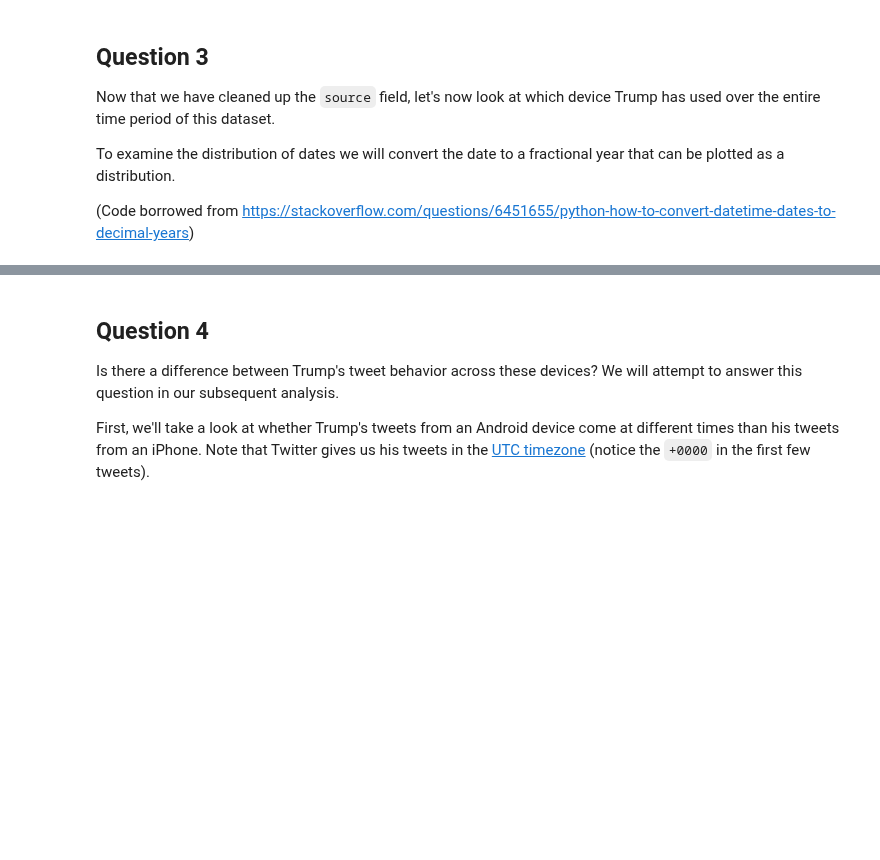
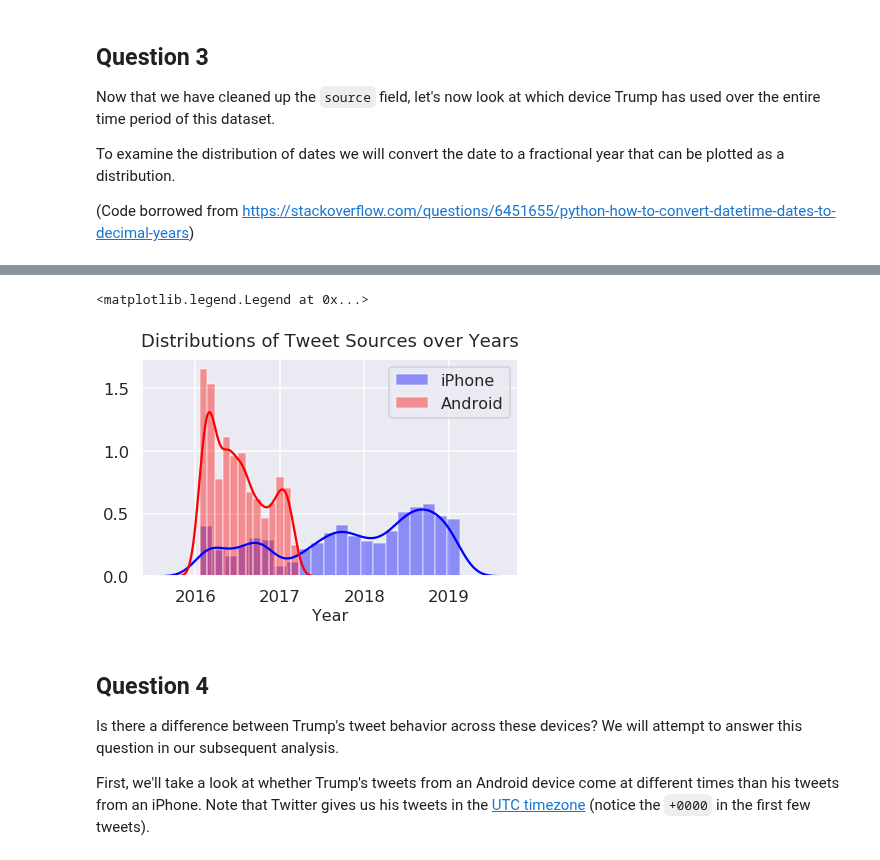
Before and after one commit to zhugeyicixin/DataSci200, a Jupyter notebook: hw/hw3/hw3.ipynb, the cells around one changed output, grey strips where cells are left out. Cells and saved outputs as stored; diff of their text form; code cells hidden in the pictures; blank space fills up the shorter version.

```diff
--- a/hw/hw3/hw3.ipynb
+++ b/hw/hw3/hw3.ipynb
@@ -99,0 +125,10 @@ trump = ...
+# %%
+trump = pd.DataFrame([{
+               'ID': tmp_tweet['id'],
+                'time': pd.to_datetime(tmp_tweet['created_at']),
+               'source': tmp_tweet['source'],
+               'text': tmp_tweet['text'] if 'text' in tmp_tweet else tmp_tweet['full_text'],
+               'retweet_count': tmp_tweet['retweet_count'],
+              } for tmp_tweet in all_tweets])
+trump = trump.set_index(['ID'])
+trump.head()
@@ -128,2 +189,7 @@ points: 1
+# %%
+## Uncomment and complete
+pat = r"<a.*>(?P<source>.*)<\/a>"
+repl = lambda m: m.group('source')
+trump['source'] = trump['source'].str.replace(pat, repl)
 # %%
 ok.grade("q2");
@@ -167,3 +242,21 @@ manual: true
+# %%
+# plot
+fig = plt.figure()
+ax = fig.add_subplot(111)
+p1 = sns.distplot(trump[trump['source'] == 'Twitter for iPhone']['year'], kde=True, color='blue', label='iPhone')
+p2 = sns.distplot(trump[trump['source'] == 'Twitter for Android']['year'], kde=True, color='red', label='Android')
+# plt.subplots_adjust(left=0.09, bottom=0.26,right=0.95,top=0.95,wspace=0.2,hspace=0.4)
+plt.title('Distributions of Tweet Sources over Years', size=18, y=1.03)
+plt.xlabel('Year', size=16)
+# ax.tick_params(axis='both', which='major', labelsize=26)
+plt.legend(loc='best', fontsize=16)
+# plt.xlim(55, 100)
+# plt.ylim(55, 100)
+# plt.yticks(size=12)
+# plt.xticks(size=12)
+# %% [output]
+<matplotlib.legend.Legend at 0x...>
+[figure, added]
 # %% [markdown]
 ## Question 4
 
```
Also changed, not shown: parts of 44 cells of this notebook.
